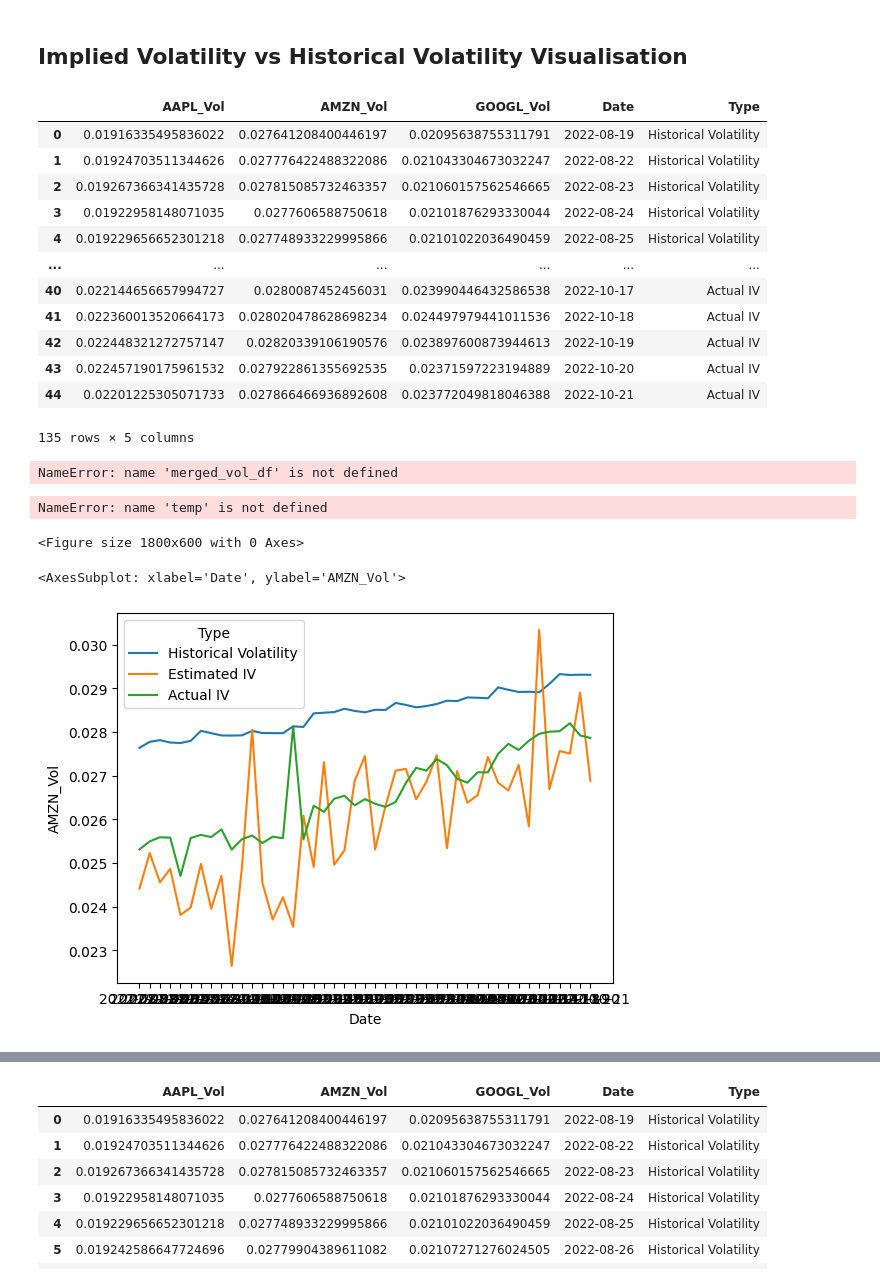
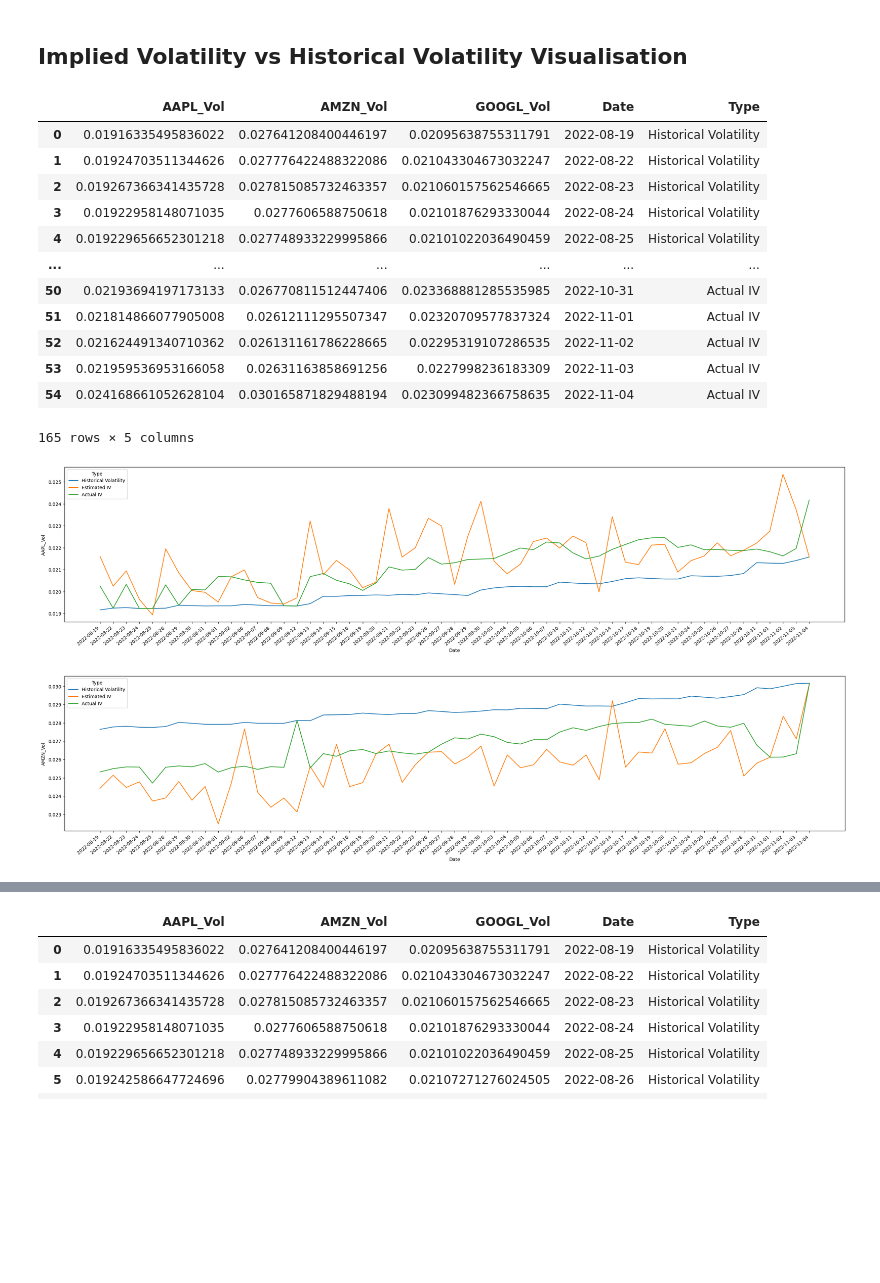
Before and after one commit to Shaojieee/MH4518-Simulation-in-Finance, a Jupyter notebook: python/working.ipynb, the cells around one changed output, grey strips where cells are left out. Drawn from its saved outputs; the diff is of its cells as text; code cells hidden in the pictures; blank space fills up the shorter version.

Commit message:
added results

```diff
--- a/python/working.ipynb
+++ b/python/working.ipynb
@@ -27,13 +27,13 @@ experiment_details = {
     'GBM': 'multivariate',
     'r': 0.0326,
     ## If set to true uses estimated IV calculated from BS Pricing formula
-    'estimated_IV': True,
+    'estimated_IV': False,
     ## If set to true uses IV data extracted from bloomberg
     'actual_IV':False,
     'min_sigma':0,
     'max_sigma':5,
     'step':0.000001,
-    'EMS': True,
+    'EMS': False,
     'interpolate_r':False
 }
 
@@ -265,30 +261,34 @@ merged_vol_df
 | 3 | 0.01922958148071035 | 0.0277606588750618 | 0.02101876293330044 | 2022-08-24 | Historical Volatility |
 | 4 | 0.019229656652301218 | 0.027748933229995866 | 0.02101022036490459 | 2022-08-25 | Historical Volatility |
 | ... | ... | ... | ... | ... | ... |
-| 40 | 0.022144656657994727 | 0.0280087452456031 | 0.023990446432586538 | 2022-10-17 | Actual IV |
-| 41 | 0.022360013520664173 | 0.028020478628698234 | 0.024497979441011536 | 2022-10-18 | Actual IV |
-| 42 | 0.022448321272757147 | 0.02820339106190576 | 0.023897600873944613 | 2022-10-19 | Actual IV |
-| 43 | 0.022457190175961532 | 0.027922861355692535 | 0.02371597223194889 | 2022-10-20 | Actual IV |
-| 44 | 0.02201225305071733 | 0.027866466936892608 | 0.023772049818046388 | 2022-10-21 | Actual IV |
+| 50 | 0.02193694197173133 | 0.026770811512447406 | 0.023368881285535985 | 2022-10-31 | Actual IV |
+| 51 | 0.021814866077905008 | 0.02612111295507347 | 0.02320709577837324 | 2022-11-01 | Actual IV |
+| 52 | 0.021624491340710362 | 0.026131161786228665 | 0.02295319107286535 | 2022-11-02 | Actual IV |
+| 53 | 0.021959536953166058 | 0.02631163858691256 | 0.0227998236183309 | 2022-11-03 | Actual IV |
+| 54 | 0.024168661052628104 | 0.030165871829488194 | 0.023099482366758635 | 2022-11-04 | Actual IV |
-135 rows × 5 columns
+165 rows × 5 columns
 # %%
 temp = merged_vol_df.copy()
 temp['AAPL_Vol'] = temp['AAPL_Vol'].astype('float')
 temp['AMZN_Vol'] = temp['AMZN_Vol'].astype('float')
 temp['GOOGL_Vol'] = temp['GOOGL_Vol'].astype('float')
-# %% [output]
-NameError: name 'merged_vol_df' is not defined
 # %%
 import seaborn as sns
-fig = plt.figure(figsize=(18,6))
-sns.lineplot(x='Date',y='AAPL_Vol',data=temp,hue='Type')
+fig= plt.figure(figsize=(30,6))
+
+ax = sns.lineplot(x='Date',y='AAPL_Vol',data=temp,hue='Type')
+ax.set_xticklabels(ax.get_xticklabels(), rotation=40, ha="right")
+
 plt.savefig('../results/AAPL_Vol')
 # %% [output]
-NameError: name 'temp' is not defined
-<Figure size 1800x600 with 0 Axes>
+[figure, added]
 # %%
-sns.lineplot(x='Date',y='AMZN_Vol',data=temp,hue='Type')
+fig= plt.figure(figsize=(30,6))
+
+ax = sns.lineplot(x='Date',y='AMZN_Vol',data=temp,hue='Type')
+ax.set_xticklabels(ax.get_xticklabels(), rotation=40, ha="right")
+
+plt.savefig('../results/AMZN_Vol')
 # %% [output]
-<AxesSubplot: xlabel='Date', ylabel='AMZN_Vol'>
-[figure, old version]
+[figure, new version]
 # %%
```
Also changed, not shown: parts of 3 cells of this notebook, 10 other files.
